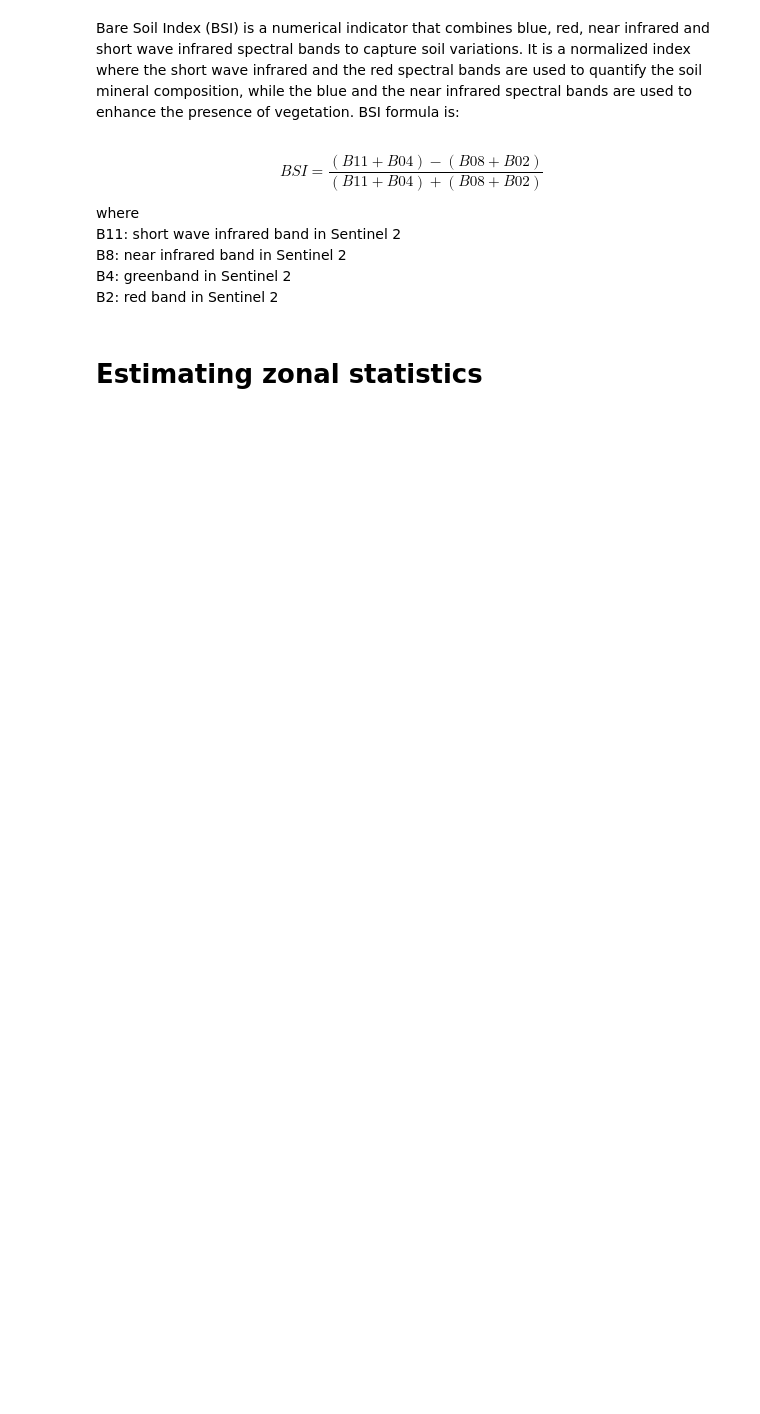
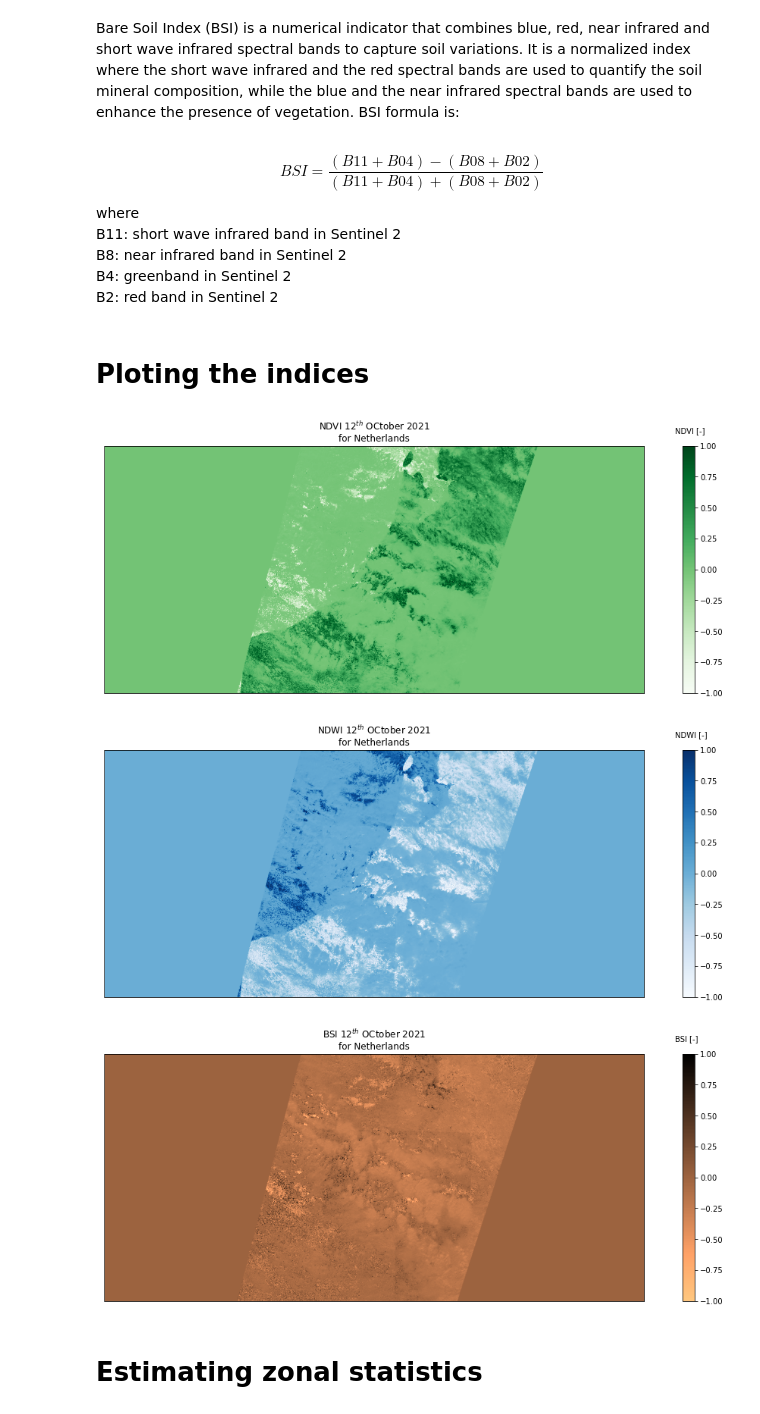
Before and after one commit to iliasmachairas/k-means_clustering__catchments__Netherlands, a Jupyter notebook: Preprocessing.ipynb, the cells around one changed output. Cells and saved outputs as stored; diff of their text form; code cells hidden in the pictures; blank space fills up the shorter version.

```diff
--- a/Preprocessing.ipynb
+++ b/Preprocessing.ipynb
@@ -220,15 +201,3 @@ ndwi_image = rio.open('Sentinel_bands/Outputs_Images/ndwi_image.tiff', 'w', driv
                      transform = band_files['green'].transform, dtype='float64')
 ndwi_image.write(ndwi,1)
 ndwi_image.close()
-# %%
-ndwi_image = rio.open('Sentinel_bands/Outputs_Images/ndwi_image.tiff')
-mask = ndwi_image.read_masks(1)
-ndwi_data = np.ma.masked_array(ndwi_image.read(1), mask==0)
-
-fig, ax = plt.subplots(figsize=(18,6))
-plt.imshow(ndwi_data, cmap='Blues')
-plt.colorbar()
-plt.title('ndwi $12^{th}$ OCtober 2021\nfor Netherlands')
-plt.yticks([])
-plt.xticks([]);
-plt.text(1320,-30,'ndwi [-]');
@@ -266,16 +223,31 @@ bsi_image = rio.open('Sentinel_bands/Outputs_Images/bsi_image.tiff', 'w', driver
 bsi_image.write(bsi,1)
 bsi_image.close()
-# %%
-bsi_image = rio.open('Sentinel_bands/Outputs_Images/bsi_image.tiff')
-mask = bsi_image.read_masks(1)
-ndwi_data = np.ma.masked_array(bsi_image.read(1), mask==0)
-
-fig, ax = plt.subplots(figsize=(18,6))
-plt.imshow(ndwi_data, cmap='copper_r')
-plt.colorbar()
-plt.title('ndwi $12^{th}$ OCtober 2021\nfor Netherlands')
-plt.yticks([])
-plt.xticks([]);
-plt.text(1320,-30,'ndwi [-]');
+# %% [markdown]
+# Ploting the indices
+# %%
+ndvi_image = rio.open('Sentinel_bands/Outputs_Images/ndvi_image.tiff')
+ndwi_image = rio.open('Sentinel_bands/Outputs_Images/ndwi_image.tiff')
+bsi_image = rio.open('Sentinel_bands/Outputs_Images/bsi_image.tiff')
+indices_list = [ndvi_image, ndwi_image, bsi_image]
+cmaps = ['Greens', 'Blues', 'copper_r']
+titles = ['NDVI', 'NDWI', 'BSI']
+
+def Exporting_img_data(image):
+    mask = image.read_masks(1)
+    data_without_mask = np.ma.masked_array(image.read(1), mask==0)
+    return data_without_mask
+
+for i in range(3):
+    fig, ax = plt.subplots(figsize=(18,6))
+    plt.imshow(Exporting_img_data(indices_list[i]), cmap=cmaps[i])
+    plt.colorbar()
+    plt.title(titles[i]+' $12^{th}$ OCtober 2021\nfor Netherlands')
+    plt.yticks([])
+    plt.xticks([]);
+    plt.text(1320,-30, titles[i]+' [-]');
+# %% [output]
+[figure]
+[figure, added]
+[figure, added]
 # %% [markdown]
 # Estimating zonal statistics
```
Also changed, not shown: parts of 33 cells of this notebook.
